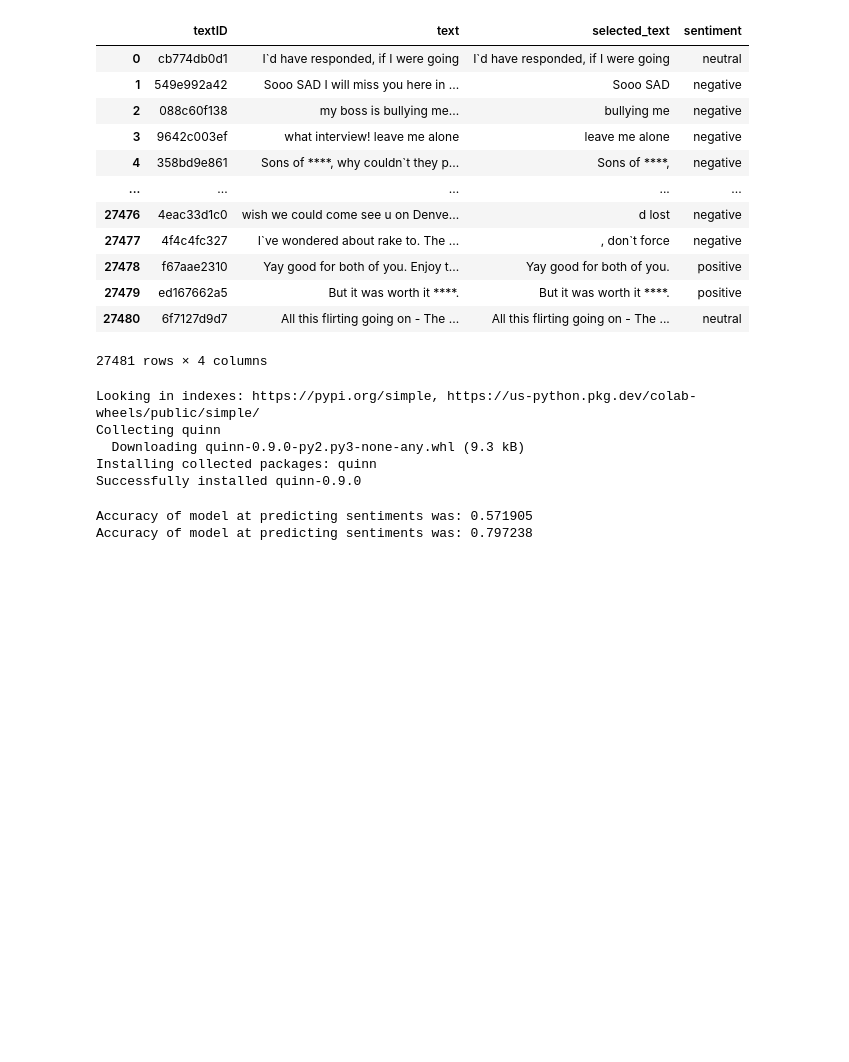
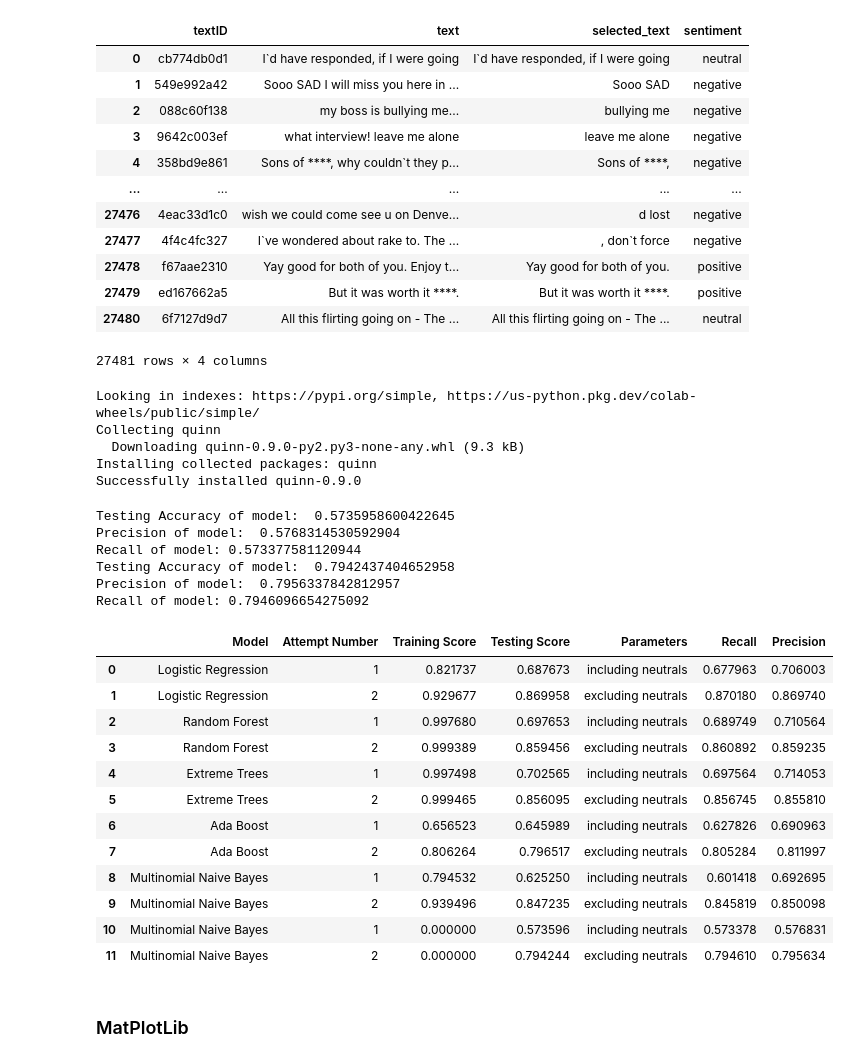
Before and after one commit to mcmanuscw/Project_4-Group_1, a Jupyter notebook: Sentimental_Analysis_Colab.ipynb, the cells around one changed output. Saved outputs shown, nothing was run; the diff lists cells and outputs as text; code cells hidden in the pictures; blank space fills up the shorter version.

Commit message:
performance

```diff
--- a/Sentimental_Analysis_Colab.ipynb
+++ b/Sentimental_Analysis_Colab.ipynb
@@ -318,7 +354,13 @@ weighted avg       0.86      0.86      0.86      3273
 # %%
 from sklearn.ensemble import AdaBoostClassifier
 twitter_ada = AdaBoostClassifier(random_state=1)
-create_model(tweets_df, 1, twitter_ada, train_size=.8)
-create_model(tweets_no_neut, 2, twitter_ada, train_size=.8)
+
+# create model and get performance
+training_score, testing_score, recall, precision = create_model(tweets_df, 1, twitter_ada, train_size=.8)
+performance_df.loc[len(performance_df.index)] = ['Ada Boost', 1, training_score, testing_score, 'including neutrals', recall, precision]
+
+# create model and get performance
+training_score, testing_score, recall, precision = create_model(tweets_no_neut, 2, twitter_ada, train_size=.8)
+performance_df.loc[len(performance_df.index)] = ['Ada Boost', 2, training_score, testing_score, 'excluding neutrals', recall, precision]
 # %% [output]
 Attempt 1 ----------------------------------------
@@ -342,8 +384,15 @@ weighted avg       0.81      0.79      0.79      3273
 # Naive Bayes
 # %%
 from sklearn.naive_bayes import MultinomialNB
+
 mnb = MultinomialNB()
-create_model(tweets_df,1,mnb,train_size=0.8)
-create_model(tweets_no_neut,2,mnb,train_size=0.8)
+
+# create model and get performance
+training_score, testing_score, recall, precision = create_model(tweets_df,1,mnb,train_size=0.8)
+performance_df.loc[len(performance_df.index)] = ['Multinomial Naive Bayes', 1, training_score, testing_score, 'including neutrals', recall, precision]
+
+# create model and get performance
+training_score, testing_score, recall, precision = create_model(tweets_no_neut,2,mnb,train_size=0.8)
+performance_df.loc[len(performance_df.index)] = ['Multinomial Naive Bayes', 2, training_score, testing_score, 'excluding neutrals', recall, precision]
 # %% [output]
 Attempt 1 ----------------------------------------
@@ -490,10 +538,36 @@ def create_nb(tweets_df,attempt_num,model,train_size):
     print(f"Testing Accuracy of model:  {acc}")
     print(f"Precision of model:  {weightedPrecision}")
     print(f"Recall of model: {weightedRecall}")
+
+    return acc, weightedPrecision, weightedRecall
 # %%
 nb = NaiveBayes(labelCol="label", featuresCol="features", modelType="multinomial")
-create_nb(nb_tweets_df,1,nb,.8)
-create_nb(nb_opt,2,nb,.8)
+
+acc, weightedPrecision, weightedRecall = create_nb(nb_tweets_df,1,nb,.8)
+performance_df.loc[len(performance_df.index)] = ['Multinomial Naive Bayes', 1, 0, acc, 'including neutrals', weightedRecall, weightedPrecision]
+
+acc, weightedPrecision, weightedRecall = create_nb(nb_opt,2,nb,.8)
+performance_df.loc[len(performance_df.index)] = ['Multinomial Naive Bayes', 2, 0, acc, 'excluding neutrals', weightedRecall, weightedPrecision]
 # %% [output]
-Accuracy of model at predicting sentiments was: 0.571905
-Accuracy of model at predicting sentiments was: 0.797238
+Testing Accuracy of model:  0.5735958600422645
+Precision of model:  0.5768314530592904
+Recall of model: 0.573377581120944
+Testing Accuracy of model:  0.7942437404652958
+Precision of model:  0.7956337842812957
+Recall of model: 0.7946096654275092
+# %%
+performance_df
+# %% [output]
+|  | Model | Attempt Number | Training Score | Testing Score | Parameters | Recall | Precision |
+| 0 | Logistic Regression | 1 | 0.821737 | 0.687673 | including neutrals | 0.677963 | 0.706003 |
+| 1 | Logistic Regression | 2 | 0.929677 | 0.869958 | excluding neutrals | 0.870180 | 0.869740 |
+| 2 | Random Forest | 1 | 0.997680 | 0.697653 | including neutrals | 0.689749 | 0.710564 |
+| 3 | Random Forest | 2 | 0.999389 | 0.859456 | excluding neutrals | 0.860892 | 0.859235 |
+| 4 | Extreme Trees | 1 | 0.997498 | 0.702565 | including neutrals | 0.697564 | 0.714053 |
+| 5 | Extreme Trees | 2 | 0.999465 | 0.856095 | excluding neutrals | 0.856745 | 0.855810 |
+| 6 | Ada Boost | 1 | 0.656523 | 0.645989 | including neutrals | 0.627826 | 0.690963 |
+| 7 | Ada Boost | 2 | 0.806264 | 0.796517 | excluding neutrals | 0.805284 | 0.811997 |
+| 8 | Multinomial Naive Bayes | 1 | 0.794532 | 0.625250 | including neutrals | 0.601418 | 0.692695 |
+| 9 | Multinomial Naive Bayes | 2 | 0.939496 | 0.847235 | excluding neutrals | 0.845819 | 0.850098 |
+| 10 | Multinomial Naive Bayes | 1 | 0.000000 | 0.573596 | including neutrals | 0.573378 | 0.576831 |
+| 11 | Multinomial Naive Bayes | 2 | 0.000000 | 0.794244 | excluding neutrals | 0.794610 | 0.795634 |
@@ -499,0 +576,2 @@ Accuracy of model at predicting sentiments was: 0.797238
+# %% [markdown]
+### MatPlotLib
```
Also changed, not shown: parts of 18 cells of this notebook, 2 other files.
